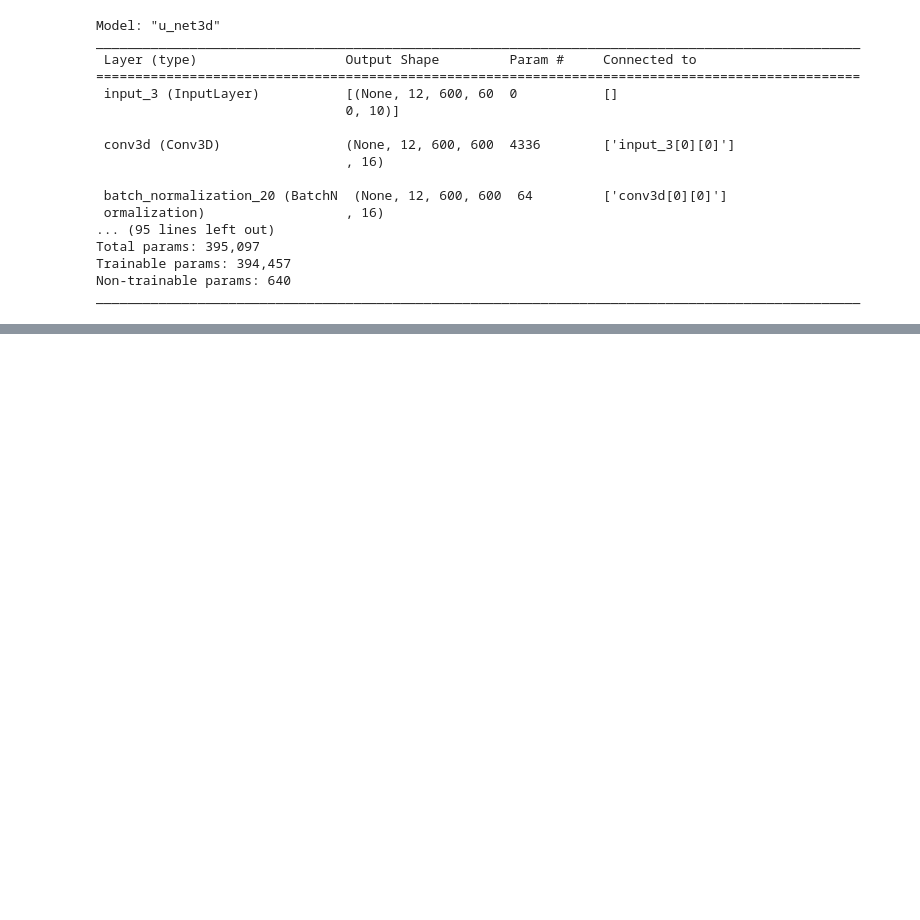
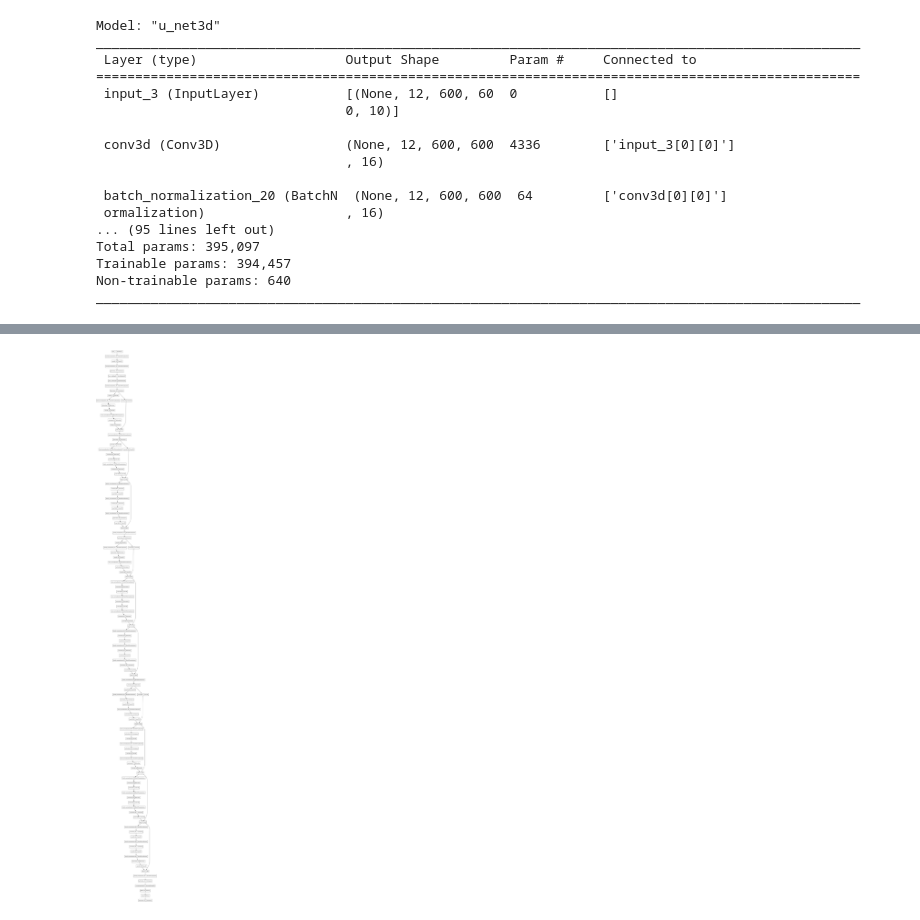
Before and after one commit to tesselo/alquimodelia, a Jupyter notebook: Model class shop.ipynb, the cells around one changed output, grey strips where cells are left out. Cells and saved outputs as stored; diff of their text form; code cells hidden in the pictures; blank space fills up the shorter version.

```diff
--- a/Model class shop.ipynb
+++ b/Model class shop.ipynb
@@ -139,0 +167,15 @@ ________________________________________________________________________________
+# %%
+ResNet3D_model = ResNet3D(
+        n_filters=16,
+        timesteps=12,
+        width=600,
+        height=600,
+        num_bands=10,
+        num_classes=4,
+        activation_final=None,
+        data_format="channels_last",
+)
+# %%
+plot_model(ResNet3D_model)
+# %% [output]
+[figure, added]
```
Also changed, not shown: parts of 5 cells of this notebook, 2 other files.
